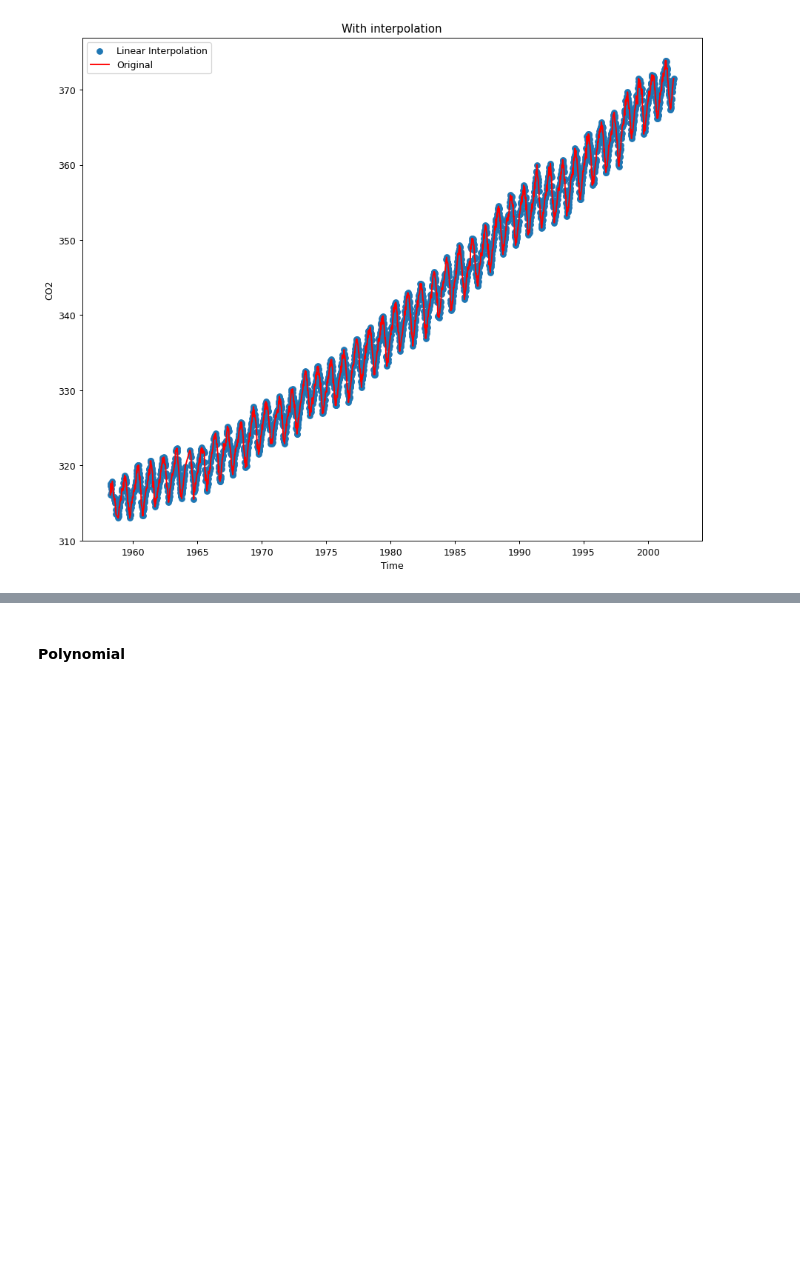
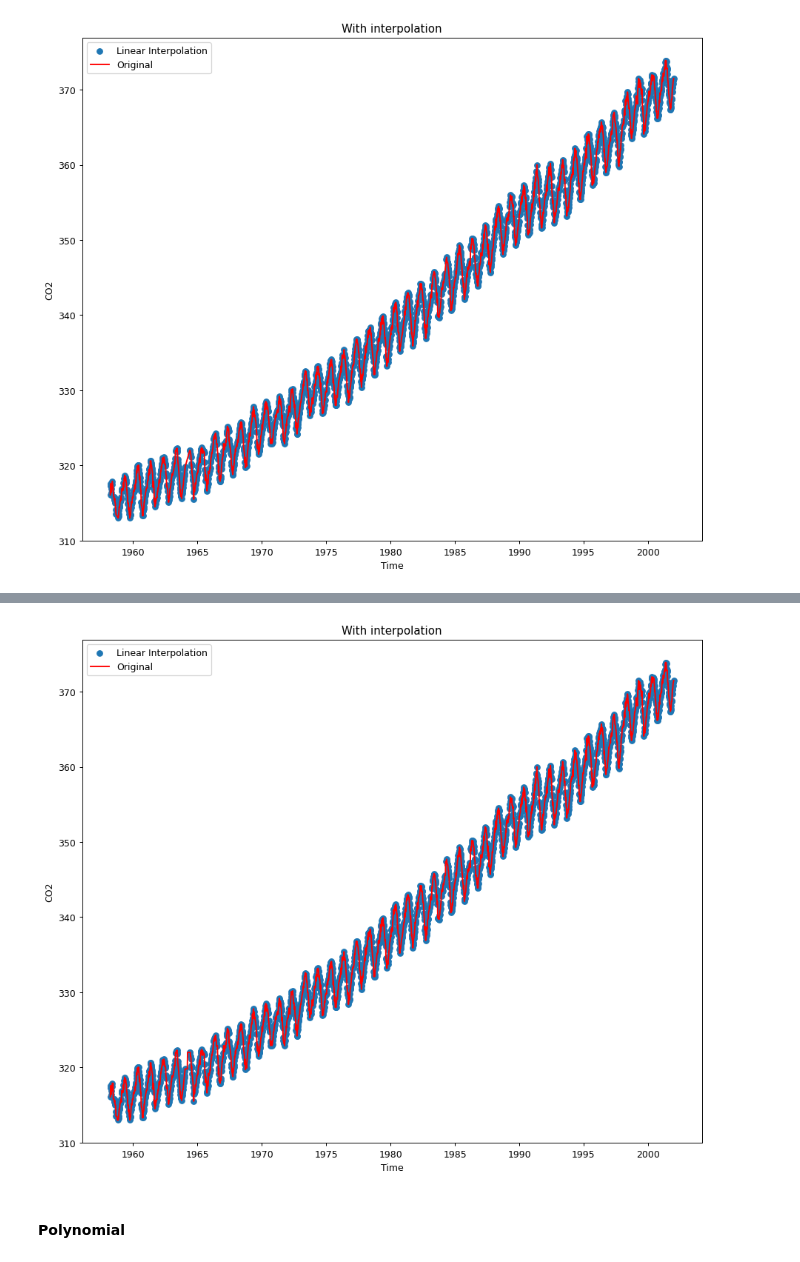
Before and after one commit to ThierrryScotto/Time-Series-Forecasting-Atmospheric-CO2, a Jupyter notebook: Time_Series_Forecasting_Atmospheric_CO2.ipynb, the cells around one changed output, grey strips where cells are left out. Saved outputs shown, nothing was run; the diff lists cells and outputs as text; code cells hidden in the pictures; blank space fills up the shorter version.

```diff
--- a/Time_Series_Forecasting_Atmospheric_CO2.ipynb
+++ b/Time_Series_Forecasting_Atmospheric_CO2.ipynb
@@ -180,3 +179,11 @@ plot_interpolation(dataset_origin, dataset_linear_interpolation, "Linear Interpo
+# %%
+dataset_origin = dataset.copy()
+dataset_nearest_interpolation = dataset.interpolate(method="nearest")
+# %%
+plot_interpolation(dataset_origin, dataset_nearest_interpolation, "Linear Interpolation", "Original",
+                   "Time", "CO2", "With interpolation")
+# %% [output]
+[figure, added]
 # %% [markdown]
 #### Polynomial
 # %%
```
Also changed, not shown: parts of 27 cells of this notebook.
